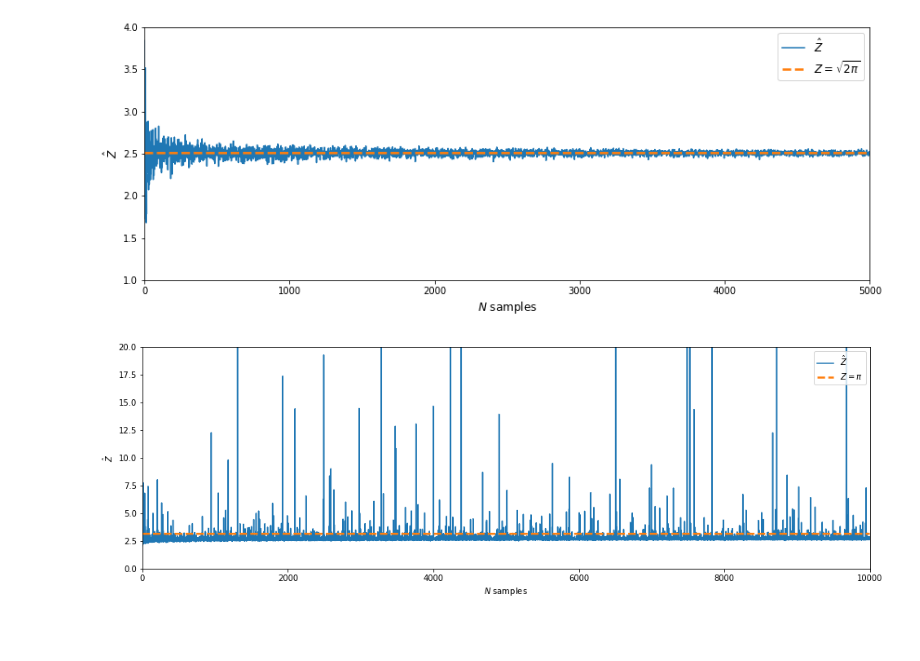
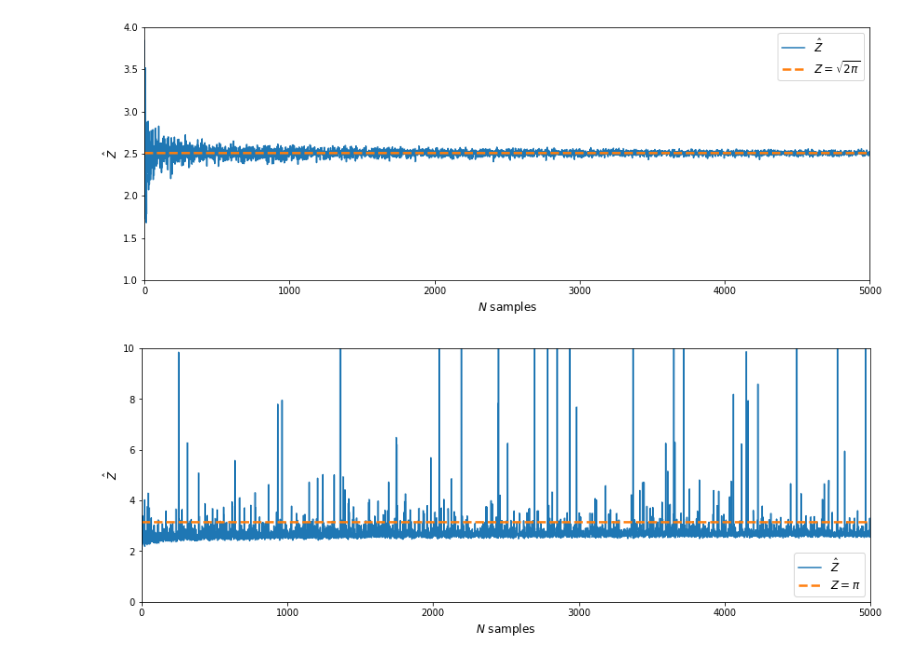
Before and after one commit to marcusklasson/smc_methods, a Jupyter notebook: homework/h1.ipynb, the cells around one changed output. Cells and saved outputs as stored; diff of their text form; code cells hidden in the pictures; blank space fills up the shorter version.

```diff
--- a/homework/h1.ipynb
+++ b/homework/h1.ipynb
@@ -49,26 +41,27 @@ fig.savefig("is_zhat1.png")
 # %%
 def importance_sampling(n, gamma=1.0):
     # Draw samples from standard Gaussian distribution
     xs = np.random.normal(loc=0.0, scale=1.0, size=n)
     # Compute density functions of unnormalized target and proposal
     w = (gamma / (gamma**2 + xs**2)) / norm.pdf(xs, loc=0.0, scale=1.0)
-    return w
+    return xs, w
 
-N = 10000
+N = 5000
 Z_hat = np.zeros(N) # for storing estimates of normalizing constant
 gamma = 1.0
 
 for n in range(N):
-    weights = importance_sampling(n+1, gamma)
+    x, weights = importance_sampling(n+1, gamma)
     Z_hat[n] = np.mean(weights)
 
-fig, ax = plt.subplots(figsize=(16, 5))
+fig, ax = plt.subplots(figsize=(14, 5))
 ax.plot(Z_hat, '-', label='$\hat{Z}$')
 ax.plot(np.linspace(0, N, N+1), np.pi*np.ones(N+1), '--',
         label='$Z = \pi$', linewidth=2.5)
-plt.xlim(0, N); plt.ylim(0, 20);
-plt.xlabel('$N$ samples'); plt.ylabel('$\hat{Z}$')
-plt.legend(loc='upper right')
+plt.xlim(0, N); plt.ylim(0, 10);
+plt.xlabel('$N$ samples', fontsize=12); plt.ylabel('$\hat{Z}$', fontsize=12)
+plt.legend(loc='lower right', fontsize=12)
 plt.show()
+fig.savefig("is_zhat2.png")
 # %% [output]
-[figure, old version]
+[figure, new version]
```
Also changed, not shown: parts of 2 cells of this notebook, 2 other files.
